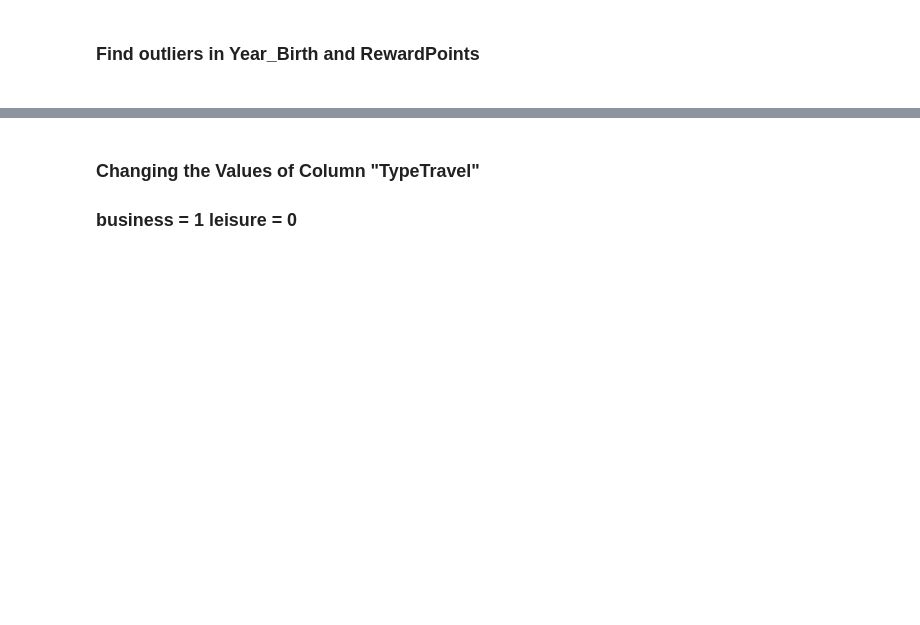
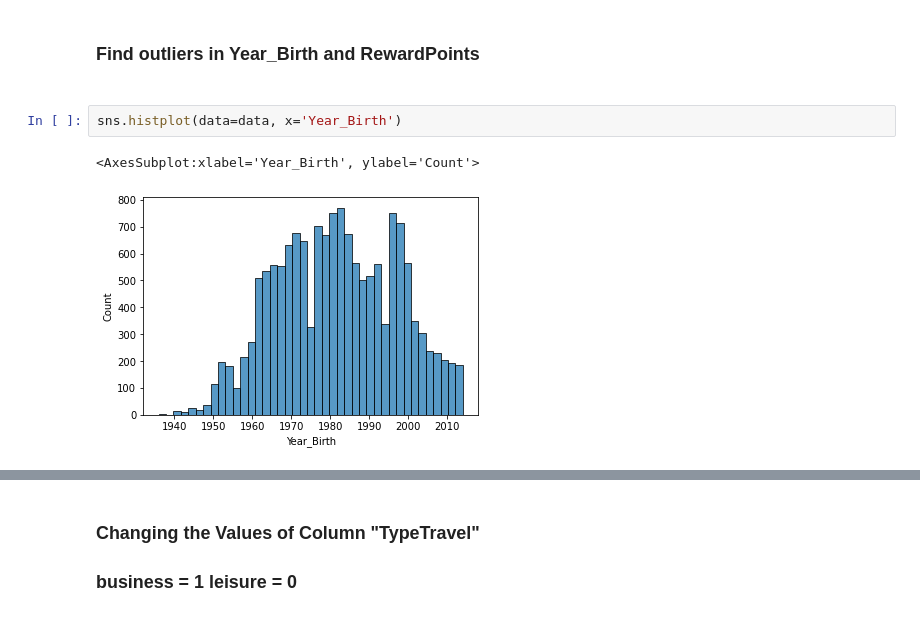
Before and after one commit to Leon209/Project_1-Supervised-Model, a Jupyter notebook: Project 1.ipynb, the cells around one changed output, grey strips where cells are left out. Saved outputs shown, nothing was run; the diff lists cells and outputs as text; blank space fills up the shorter version.

```diff
--- a/Project 1.ipynb
+++ b/Project 1.ipynb
@@ -87,3 +88,8 @@ BarService           0.000000
 dtype: float64
 # %% [markdown]
 <h3> Find outliers in Year_Birth and RewardPoints <h3>
+# %%
+sns.histplot(data=data, x='Year_Birth')
+# %% [output]
+<AxesSubplot:xlabel='Year_Birth', ylabel='Count'>
+[figure, added]
```
Also changed, not shown: parts of 15 cells of this notebook.
